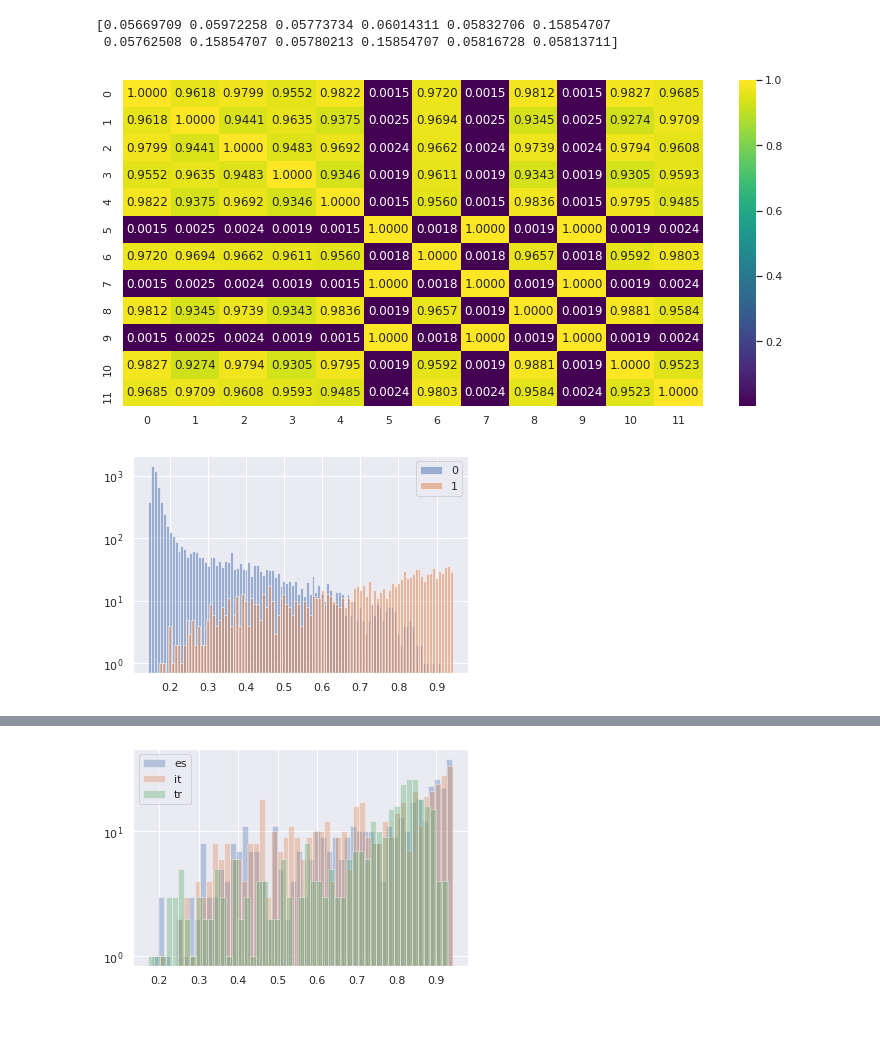
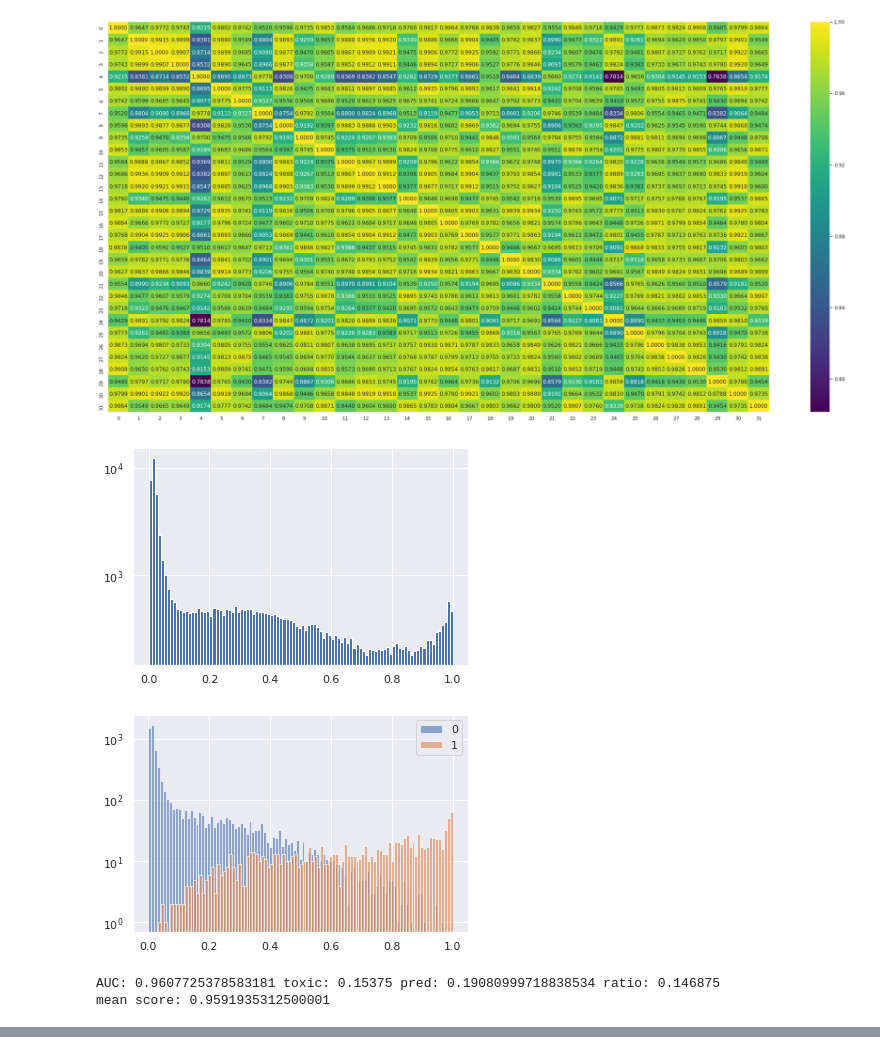
Before and after one commit to henrique/jigsaw20, a Jupyter notebook: subs.ipynb, the cells around one changed output, grey strips where cells are left out. Drawn from its saved outputs; the diff is of its cells as text; code cells hidden in the pictures; blank space fills up the shorter version.

```diff
--- a/subs.ipynb
+++ b/subs.ipynb
@@ -11,6 +11,9 @@ import seaborn as sns
 import matplotlib.pyplot as plt
 sns.set()
 # %%
-files = 'gs://hm-eu-w4/jigsaw/*/*/params*.csv'
-tf.io.gfile.glob(files)
+files = 'gs://hm-eu-w4/jigsaw/s*/*/params*.csv'
+l_files = tf.io.gfile.glob(files)
+
+print(len(l_files))
+l_files
 # %% [output]
@@ -53,7 +42,7 @@ df = None
 
 for f in sorted(tf.io.gfile.glob(files)):
     score = float(os.path.basename(f)[6:-4])
-    if score > 0.95:
+    if score > 0.94:
         if df is None:
             df = pd.read_csv(f)
         else:
@@ -155,34 +160,45 @@ for f in sorted(tf.io.gfile.glob(files)):
 # %%
 corr_mat = np.corrcoef(preds)
 # print(corr_mat)
 
 weights = (1-corr_mat).sum(axis=0) # gain
 weights /= weights.sum()
-print(weights)
 
 fig, ax = plt.subplots(figsize=(len(preds)+1, len(preds)//2))
 ax = sns.heatmap(corr_mat, cmap='viridis', annot=True, fmt="0.04f", ax=ax)
 plt.show()
 
 sub['toxic'] = np.average(preds, weights=weights, axis=0)
-sub.to_csv(f'submission_decorr{len(preds)}.csv', index=False)
+sub.toxic -= sub.toxic.min()
+sub.toxic /= sub.toxic.max()
 valid['pred'] = np.average(oof, weights=weights, axis=0)
-valid.to_csv(f'valid_decorr{len(preds)}.csv', index=False)
+valid.pred -= valid.pred.min()
+valid.pred /= valid.pred.max()
 
-ax = valid.groupby('toxic').pred.hist(bins=100, log=True, alpha=0.5)
+ax = sub.toxic.hist(bins=100, log=True)
+plt.show()
+
+ax = valid.groupby('toxic').pred.hist(bins=100, log=True, alpha=0.6)
 plt.legend([0, 1])
 plt.show()
 
-ax = valid[valid.toxic == 1].groupby('lang').pred.hist(bins=50, log=True, alpha=0.34)
+ax = valid[valid.toxic == 1].groupby('lang').pred.hist(bins=50, log=True, alpha=0.35)
 plt.legend(valid.lang.unique())
 
 valid_auc = roc_auc_score(valid.toxic, valid.pred)
 print('AUC:', valid_auc,
       'toxic:', valid.toxic.mean(),
       'pred:', valid.pred.mean(),
       'ratio:', (valid.pred > 0.5).mean())
+print('mean score:', np.mean(scores))
+
+sub.to_csv(f'../submission_decorr{len(preds)}_{valid_auc:.04f}.csv', index=False)
+valid.to_csv(f'../valid_decorr{len(preds)}_{valid_auc:.04f}.csv', index=False)
+
+{f:w for f,w in zip(files, weights)}
 # %% [output]
-[0.05669709 0.05972258 0.05773734 0.06014311 0.05832706 0.15854707
- 0.05762508 0.15854707 0.05780213 0.15854707 0.05816728 0.05813711]
-[figure, old version]
+[figure, new version]
-[figure, old version]
+[figure, new version]
+[figure, new version]
+AUC: 0.9607725378583181 toxic: 0.15375 pred: 0.19080999718838534 ratio: 0.146875
+mean score: 0.9591935312500001
@@ -190 +221,0 @@ AUC: 0.9589008178117231 toxic: 0.15375 pred: 0.3091429692965214 ratio: 0.1825
-[figure, old version]
```
Also changed, not shown: parts of 14 cells of this notebook.
